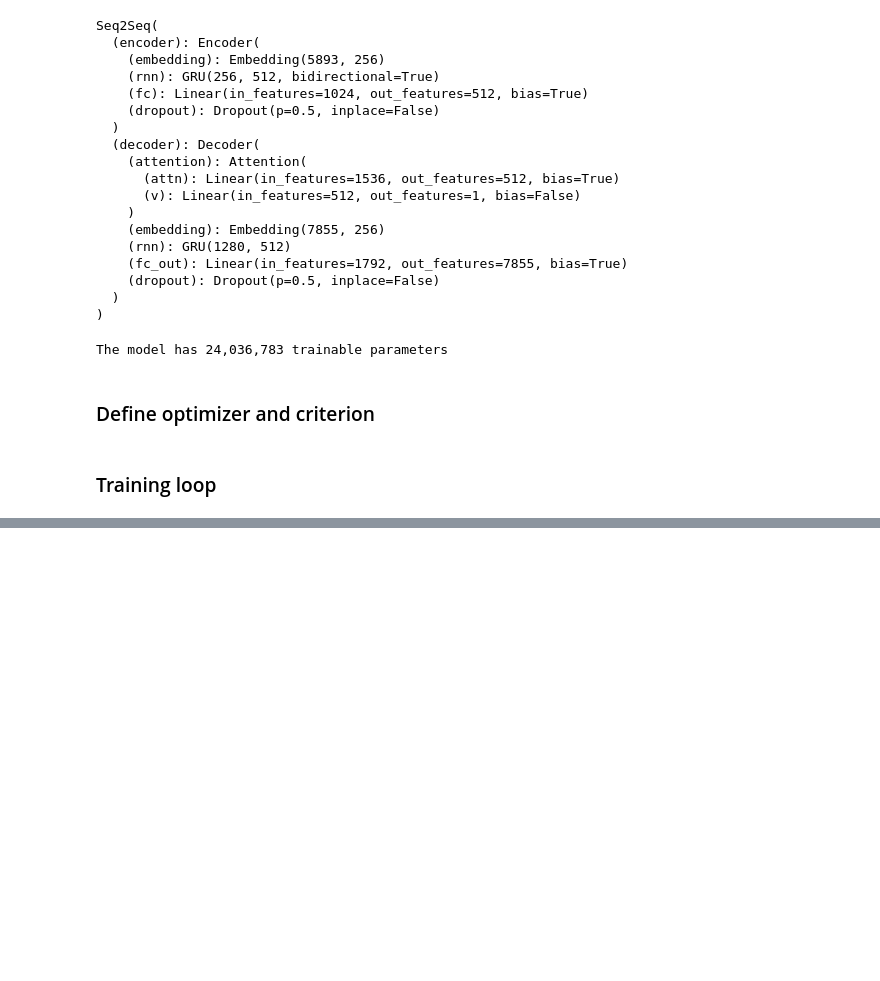
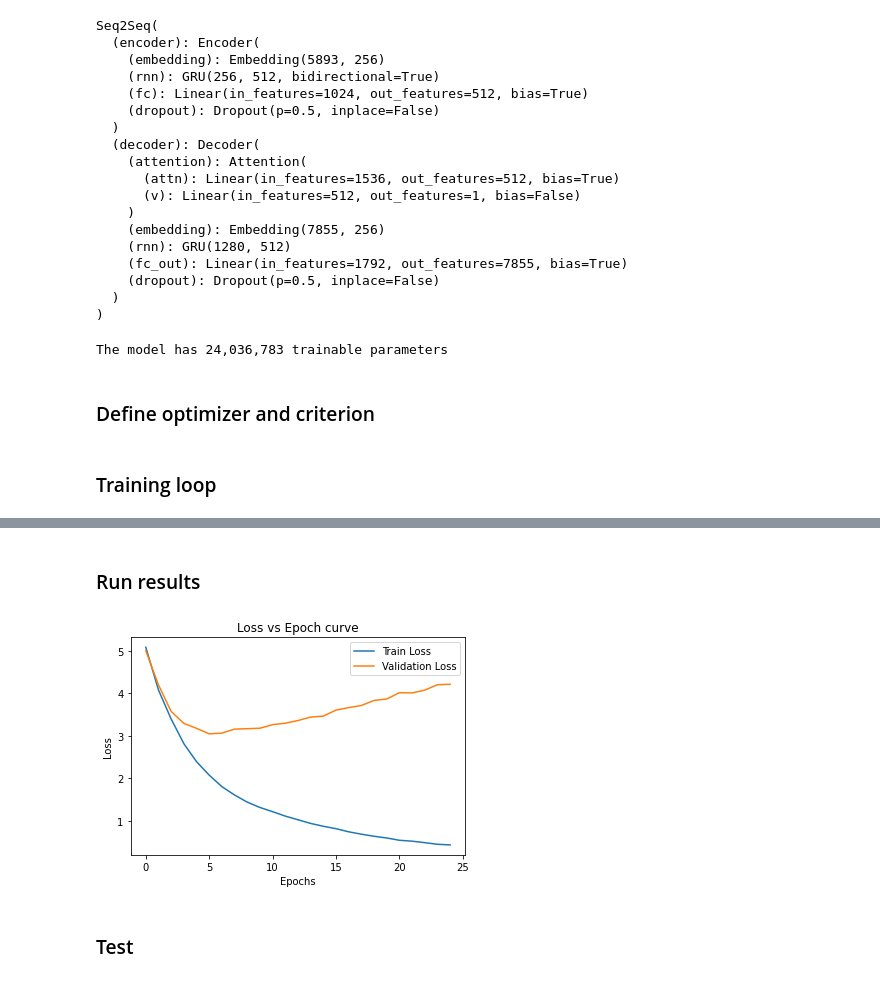
Before and after one commit to Shashank-Holla/TSAI-END-Program, a Jupyter notebook: 10- HandsOn 4/RNN_attention_based_machine_translation.ipynb, the cells around one changed output, grey strips where cells are left out. Saved outputs shown, nothing was run; the diff lists cells and outputs as text; code cells hidden in the pictures; blank space fills up the shorter version.

```diff
--- a/10- HandsOn 4/RNN_attention_based_machine_translation.ipynb
+++ b/10- HandsOn 4/RNN_attention_based_machine_translation.ipynb
@@ -500,0 +561,22 @@ Epoch: 25 | Time: 1m 34s
+# %% [markdown]
+### Run results
+# %%
+train_loss_all = [5.083, 4.078, 3.397, 2.818, 2.394, 2.078, 1.808, 1.611, 1.443, 1.318, 1.219, 1.115, 1.029, 0.943, 0.876, 0.819, 0.746, 0.690, 0.641, 0.601, 0.547, 0.526, 0.491, 0.453, 0.438]
+valid_loss_all = [5.004, 4.197, 3.575, 3.293, 3.178, 3.048, 3.065, 3.159, 3.169, 3.180, 3.264, 3.298, 3.361, 3.442, 3.465, 3.606, 3.665, 3.714, 3.833, 3.867, 4.015, 4.009, 4.076, 4.203, 4.212]
+# %%
+import matplotlib.pyplot as plt
+def train_test_metrics_graph(train_loss_all, valid_loss_all):
+
+    plt.plot(train_loss_all, label="Train Loss")
+    plt.plot(valid_loss_all, label="Validation Loss")
+    plt.xlabel("Epochs")
+    plt.ylabel("Loss")
+    plt.title("Loss vs Epoch curve")
+    plt.legend(loc='best')
+    plt.show()
+# %%
+train_test_metrics_graph(train_loss_all, valid_loss_all)
+# %% [output]
+[figure, added]
+# %% [markdown]
+### Test
```
Also changed, not shown: parts of 27 cells of this notebook.
